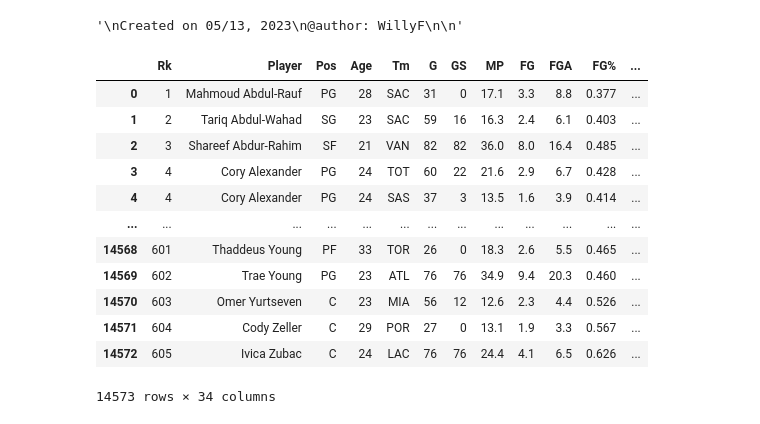
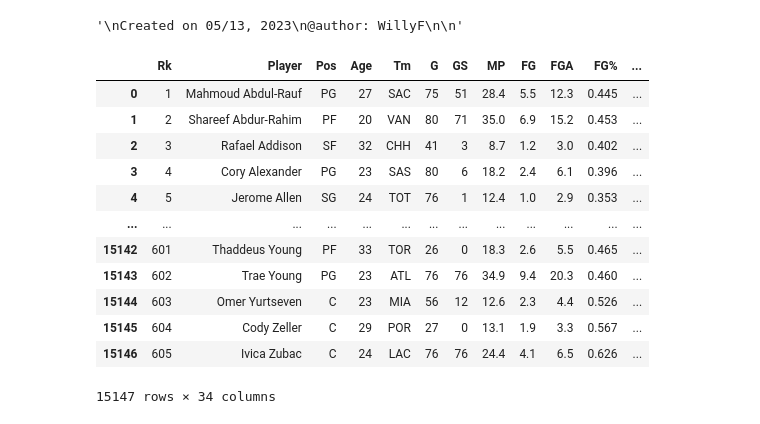
Before and after one commit to LeBronWilly/NBA_Player_Stats, a Jupyter notebook: NBA_Player_Data.ipynb, the cells around one changed output. Cells and saved outputs as stored; diff of their text form; code cells hidden in the pictures.

Commit message:
Add 1996-97 Stats

```diff
--- a/NBA_Player_Data.ipynb
+++ b/NBA_Player_Data.ipynb
@@ -20,24 +22,26 @@ filterwarnings("ignore")
 pd.set_option('display.max_columns', 500)
 pd.set_option('display.max_rows', 500)
 # %%
-nba_team_list = pd.read_csv('NBA_Team_List.csv').fillna(0.0)
+nba_team_list = pd.read_csv('https://raw.githubusercontent.com/LeBronWilly/NBA_Player_Stats/main/NBA_Team_List.csv').fillna(0.0)
+stats_append_1996_97 = pd.read_csv('1996-97_Stats_Append.csv').fillna(0.0)
 nba_player_df = pd.read_csv('https://query.data.world/s/ty4piswbrsp54noyh2bdvrjecv24ta?dws=00000').fillna(0.0)
+nba_player_df = stats_append_1996_97.append(nba_player_df, ignore_index=True)
 nba_player_df["BHOF"] = False
 nba_player_df.loc[nba_player_df["Player"].str.contains("*", regex=False),"BHOF"] = True
 nba_player_df["Player"] = nba_player_df["Player"].str.strip("*")
 nba_player_df = nba_player_df.merge(nba_team_list, how="left", on="Tm", validate="many_to_one")
 nba_player_df
 # %% [output]
 |  | Rk | Player | Pos | Age | Tm | G | GS | MP | FG | FGA | FG% | ... |
-| 0 | 1 | Mahmoud Abdul-Rauf | PG | 28 | SAC | 31 | 0 | 17.1 | 3.3 | 8.8 | 0.377 | ... |
-| 1 | 2 | Tariq Abdul-Wahad | SG | 23 | SAC | 59 | 16 | 16.3 | 2.4 | 6.1 | 0.403 | ... |
-| 2 | 3 | Shareef Abdur-Rahim | SF | 21 | VAN | 82 | 82 | 36.0 | 8.0 | 16.4 | 0.485 | ... |
-| 3 | 4 | Cory Alexander | PG | 24 | TOT | 60 | 22 | 21.6 | 2.9 | 6.7 | 0.428 | ... |
-| 4 | 4 | Cory Alexander | PG | 24 | SAS | 37 | 3 | 13.5 | 1.6 | 3.9 | 0.414 | ... |
+| 0 | 1 | Mahmoud Abdul-Rauf | PG | 27 | SAC | 75 | 51 | 28.4 | 5.5 | 12.3 | 0.445 | ... |
+| 1 | 2 | Shareef Abdur-Rahim | PF | 20 | VAN | 80 | 71 | 35.0 | 6.9 | 15.2 | 0.453 | ... |
+| 2 | 3 | Rafael Addison | SF | 32 | CHH | 41 | 3 | 8.7 | 1.2 | 3.0 | 0.402 | ... |
+| 3 | 4 | Cory Alexander | PG | 23 | SAS | 80 | 6 | 18.2 | 2.4 | 6.1 | 0.396 | ... |
+| 4 | 5 | Jerome Allen | SG | 24 | TOT | 76 | 1 | 12.4 | 1.0 | 2.9 | 0.353 | ... |
 | ... | ... | ... | ... | ... | ... | ... | ... | ... | ... | ... | ... | ... |
-| 14568 | 601 | Thaddeus Young | PF | 33 | TOR | 26 | 0 | 18.3 | 2.6 | 5.5 | 0.465 | ... |
-| 14569 | 602 | Trae Young | PG | 23 | ATL | 76 | 76 | 34.9 | 9.4 | 20.3 | 0.460 | ... |
-| 14570 | 603 | Omer Yurtseven | C | 23 | MIA | 56 | 12 | 12.6 | 2.3 | 4.4 | 0.526 | ... |
-| 14571 | 604 | Cody Zeller | C | 29 | POR | 27 | 0 | 13.1 | 1.9 | 3.3 | 0.567 | ... |
-| 14572 | 605 | Ivica Zubac | C | 24 | LAC | 76 | 76 | 24.4 | 4.1 | 6.5 | 0.626 | ... |
+| 15142 | 601 | Thaddeus Young | PF | 33 | TOR | 26 | 0 | 18.3 | 2.6 | 5.5 | 0.465 | ... |
+| 15143 | 602 | Trae Young | PG | 23 | ATL | 76 | 76 | 34.9 | 9.4 | 20.3 | 0.460 | ... |
+| 15144 | 603 | Omer Yurtseven | C | 23 | MIA | 56 | 12 | 12.6 | 2.3 | 4.4 | 0.526 | ... |
+| 15145 | 604 | Cody Zeller | C | 29 | POR | 27 | 0 | 13.1 | 1.9 | 3.3 | 0.567 | ... |
+| 15146 | 605 | Ivica Zubac | C | 24 | LAC | 76 | 76 | 24.4 | 4.1 | 6.5 | 0.626 | ... |
-14573 rows × 34 columns
+15147 rows × 34 columns
```
Also changed, not shown: parts of 9 cells of this notebook, 3 other files.
